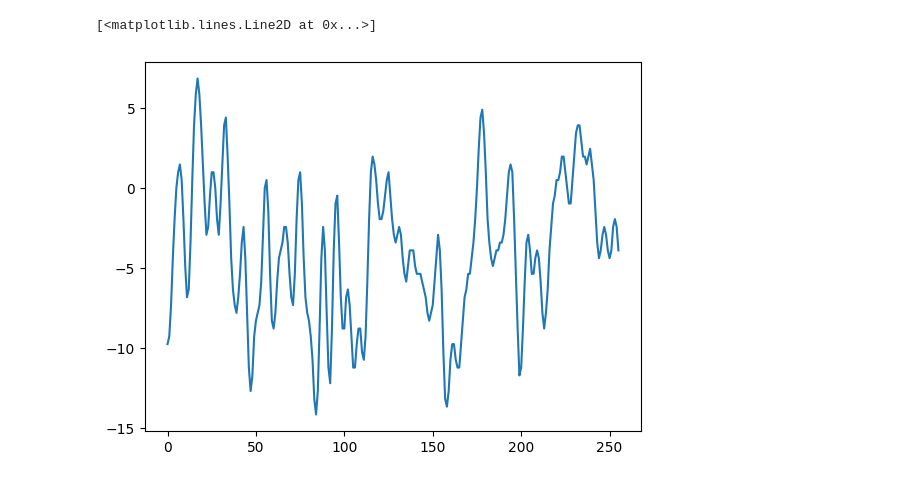
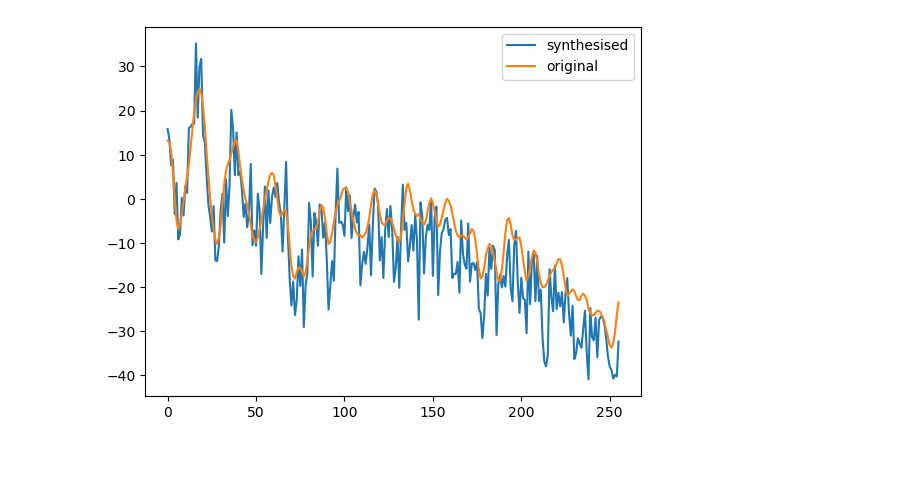
Before and after one commit to jkarolczak/eeg-alcoholics, a Jupyter notebook: 4_augmentation.ipynb, the cells around one changed output. Saved outputs shown, nothing was run; the diff lists cells and outputs as text; code cells hidden in the pictures.

```diff
--- a/4_augmentation.ipynb
+++ b/4_augmentation.ipynb
@@ -27,6 +24,5 @@ test = utils.read_data("test")
 # %%
 train_sequences = [(train[key]['ts'].to_numpy(), 1 if train[key]['class'] == "a" else 0) for key in train]
 test_sequences = [(test[key]['ts'].to_numpy(), 1 if test[key]['class'] == "a" else 0) for key in test]
-random.shuffle(test_sequences)
-val_sequences = test_sequences[:100]
-test_sequences = test_sequences[100:]
+val_sequences = train_sequences[200:]
+train_sequences = train_sequences[:200]
@@ -57,5 +29,14 @@ plt.plot(newX1[0])
-# %%
-plt.plot(X1[0])
-# %% [output]
-[<matplotlib.lines.Line2D at 0x...>]
-[figure, removed]
+# %%
+from tsaug import Crop, Quantize, Drift, AddNoise
+
+augmentor = (
+        Crop(size=256) + Quantize(n_levels=[10, 20, 30]) + Drift(max_drift=(0.05, 0.2)) @ 0.8 + AddNoise(scale=0.1))
+x1 = np.array(train_sequences[0][0]).T
+synthetic_x1 = augmentor.augment(x1)
+
+plt.plot(synthetic_x1[0], label="synthesised")
+plt.plot(x1[0], label="original")
+plt.legend()
+plt.show()
+# %% [output]
+[figure, added]
```
Also changed, not shown: parts of 20 cells of this notebook.
